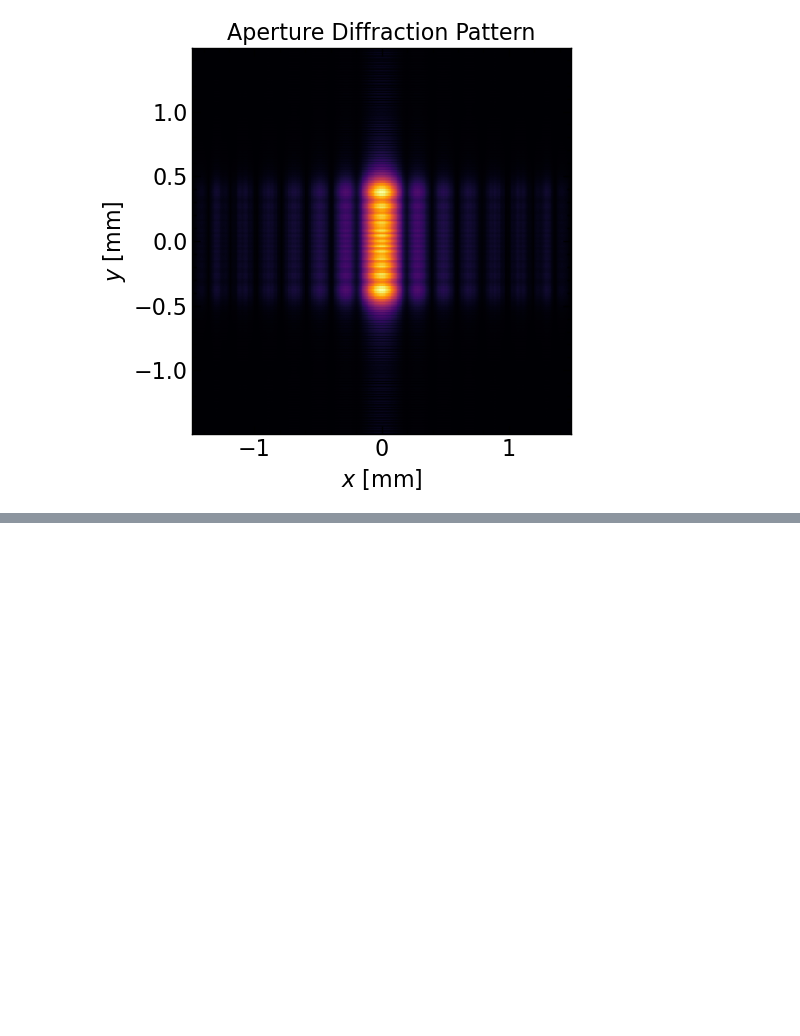
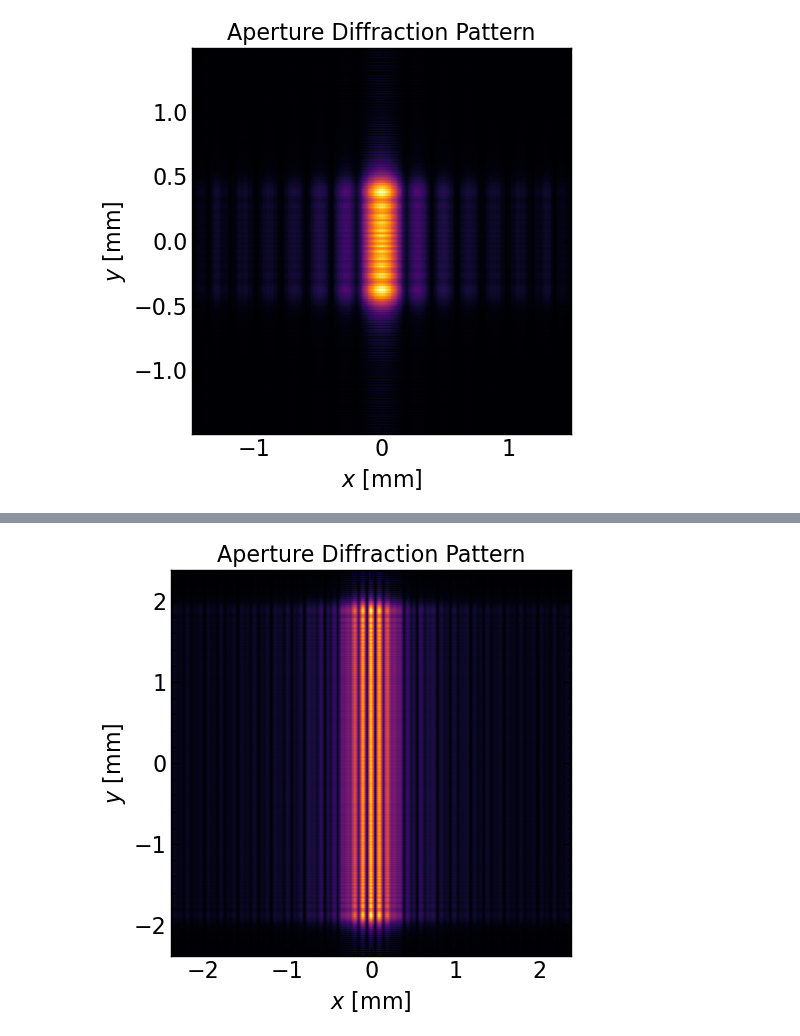
Before and after one commit to MizzouINDFUL/MarshallFourierOptics, a Jupyter notebook: notebooks/exact_transfer_function_approach.ipynb, the cells around one changed output, grey strips where cells are left out. Cells and saved outputs as stored; diff of their text form; code cells hidden in the pictures; blank space fills up the shorter version.

```diff
--- a/notebooks/exact_transfer_function_approach.ipynb
+++ b/notebooks/exact_transfer_function_approach.ipynb
@@ -133,0 +250,14 @@ plt.show()
+# %%
+#7) Multiply
+U_ = A * H
+U_ = np.fft.ifft2(U_)
+# %%
+plt.figure(figsize=(5,5))
+plt.pcolormesh(xx,yy,np.abs(U_), cmap='inferno')
+plt.xlabel('$x$ [mm]')
+plt.ylabel('$y$ [mm]')
+plt.title("Aperture Diffraction Pattern")
+plt.tight_layout()
+plt.show()
+# %% [output]
+[figure, added]
```
Also changed, not shown: parts of 10 cells of this notebook, 1 other file.
